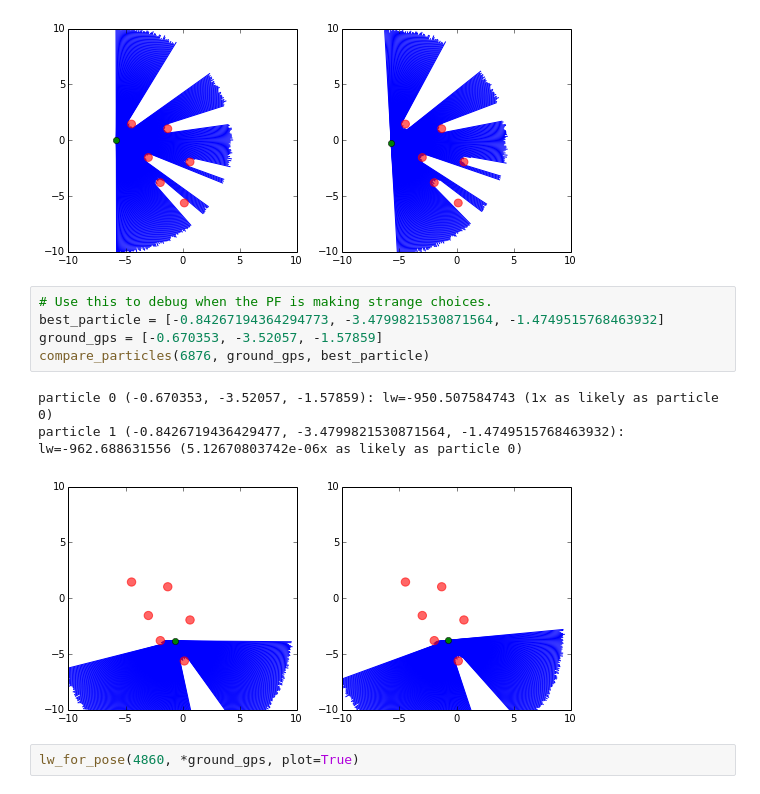
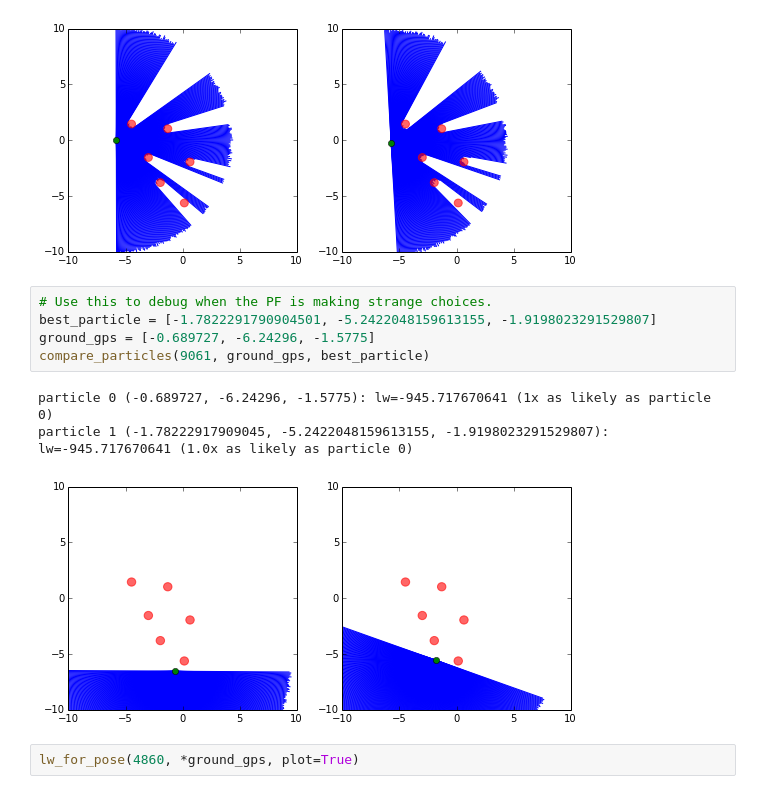
Before and after one commit to BayesianLogic/ppaml-slam, a Jupyter notebook: python-src/ppaml_car/explore_obs_model.ipynb, the cells around one changed output. Cells and saved outputs as stored; diff of their text form.

```diff
--- a/python-src/ppaml_car/explore_obs_model.ipynb
+++ b/python-src/ppaml_car/explore_obs_model.ipynb
@@ -153,13 +153,13 @@ particle 1 (-6.030229264121159, -0.28584390402494353, 0.055670427306758599): lw=
 [figure]
 # %%
 # Use this to debug when the PF is making strange choices.
-best_particle = [-0.84267194364294773, -3.4799821530871564, -1.4749515768463932]
-ground_gps = [-0.670353, -3.52057, -1.57859]
-compare_particles(6876, ground_gps, best_particle)
+best_particle = [-1.7822291790904501, -5.2422048159613155, -1.9198023291529807]
+ground_gps = [-0.689727, -6.24296, -1.5775]
+compare_particles(9061, ground_gps, best_particle)
 # %% [output]
-particle 0 (-0.670353, -3.52057, -1.57859): lw=-950.507584743 (1x as likely as particle 0)
-particle 1 (-0.8426719436429477, -3.4799821530871564, -1.4749515768463932): lw=-962.688631556 (5.12670803742e-06x as likely as particle 0)
+particle 0 (-0.689727, -6.24296, -1.5775): lw=-945.717670641 (1x as likely as particle 0)
+particle 1 (-1.78222917909045, -5.2422048159613155, -1.9198023291529807): lw=-945.717670641 (1.0x as likely as particle 0)
-[figure, old version]
+[figure, new version]
 # %%
 lw_for_pose(4860, *ground_gps, plot=True)
 # %% [output]
```
Also changed, not shown: 2 other files.
